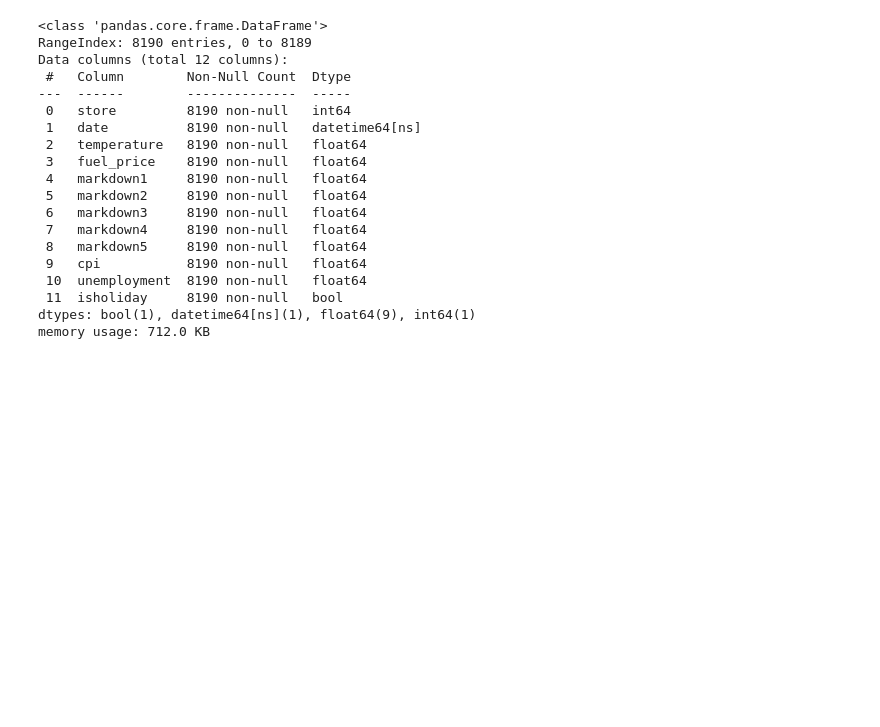
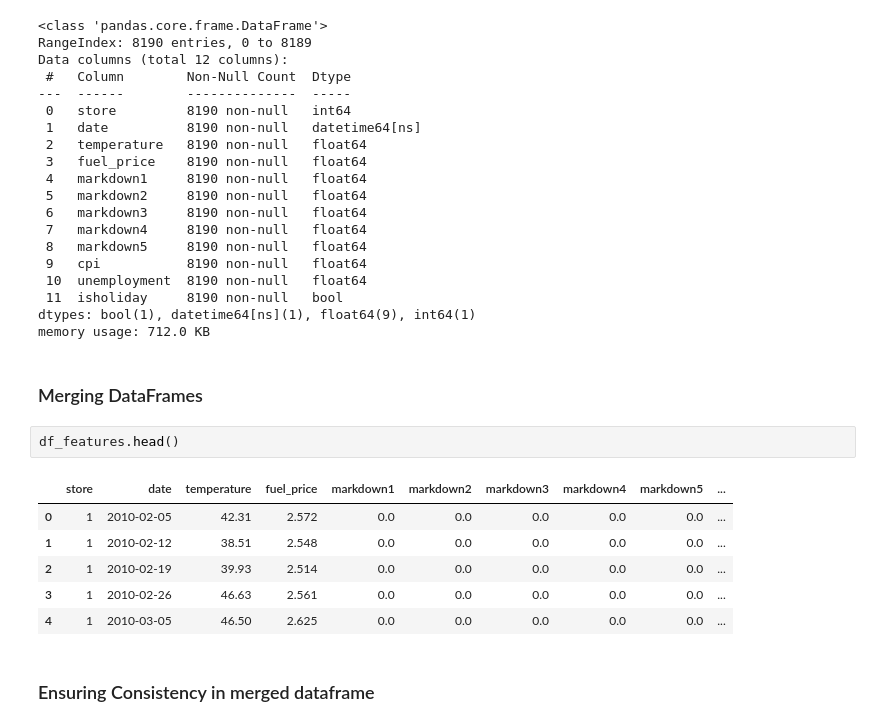
Before and after one commit to mdpw/msc-pds-group, a Jupyter notebook: analysis.ipynb, the cells around one changed output. Drawn from its saved outputs; the diff is of its cells as text; blank space fills up the shorter version.

Commit message:
Merging data frames

```diff
--- a/analysis.ipynb
+++ b/analysis.ipynb
@@ -484,3 +484,16 @@ Data columns (total 12 columns):
  11  isholiday     8190 non-null   bool
 dtypes: bool(1), datetime64[ns](1), float64(9), int64(1)
 memory usage: 712.0 KB
+# %% [markdown]
+### Merging DataFrames
+# %%
+df_features.head()
+# %% [output]
+|  | store | date | temperature | fuel_price | markdown1 | markdown2 | markdown3 | markdown4 | markdown5 | ... |
+| 0 | 1 | 2010-02-05 | 42.31 | 2.572 | 0.0 | 0.0 | 0.0 | 0.0 | 0.0 | ... |
+| 1 | 1 | 2010-02-12 | 38.51 | 2.548 | 0.0 | 0.0 | 0.0 | 0.0 | 0.0 | ... |
+| 2 | 1 | 2010-02-19 | 39.93 | 2.514 | 0.0 | 0.0 | 0.0 | 0.0 | 0.0 | ... |
+| 3 | 1 | 2010-02-26 | 46.63 | 2.561 | 0.0 | 0.0 | 0.0 | 0.0 | 0.0 | ... |
+| 4 | 1 | 2010-03-05 | 46.50 | 2.625 | 0.0 | 0.0 | 0.0 | 0.0 | 0.0 | ... |
+# %% [markdown]
+### Ensuring Consistency in merged dataframe
```
Also changed, not shown: parts of 12 cells of this notebook.
